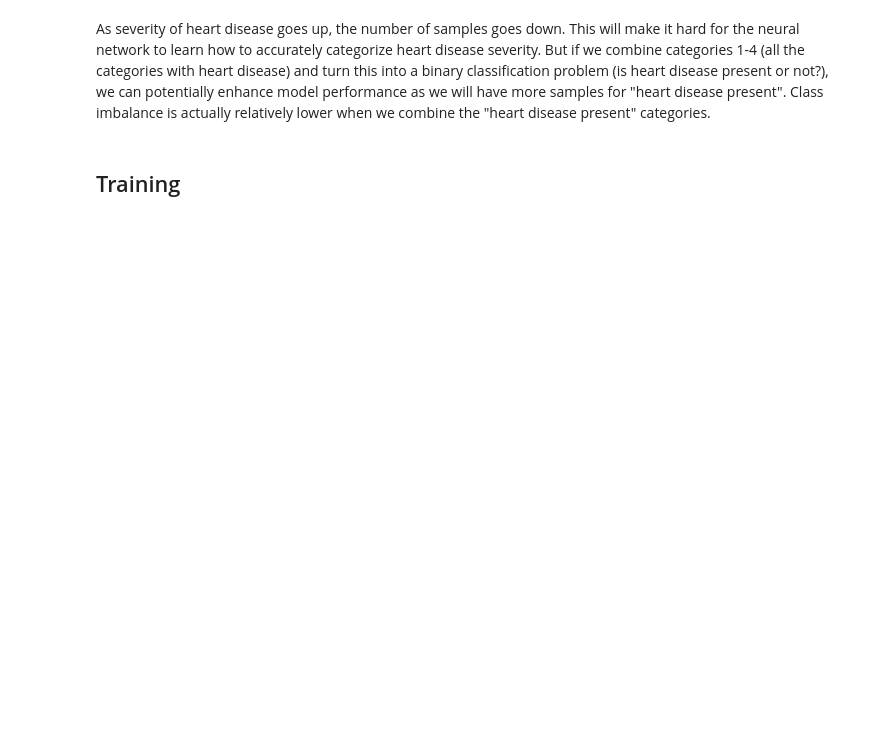
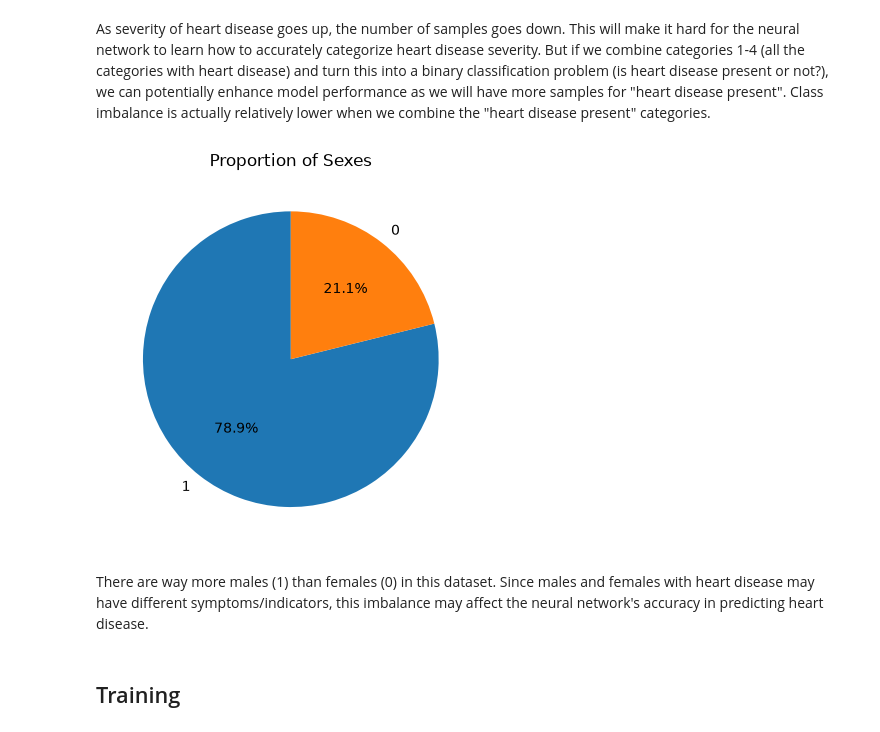
Before and after one commit to ThereseColeongco/hd-classifier, a Jupyter notebook: classifier.ipynb, the cells around one changed output. Drawn from its saved outputs; the diff is of its cells as text; code cells hidden in the pictures; blank space fills up the shorter version.

```diff
--- a/classifier.ipynb
+++ b/classifier.ipynb
@@ -384,4 +430,13 @@ plt.show()
 # %% [markdown]
 As severity of heart disease goes up, the number of samples goes down. This will make it hard for the neural network to learn how to accurately categorize heart disease severity. But if we combine categories 1-4 (all the categories with heart disease) and turn this into a binary classification problem (is heart disease present or not?), we can potentially enhance model performance as we will have more samples for "heart disease present". Class imbalance is actually relatively lower when we combine the "heart disease present" categories.
+# %%
+sex_counts = df['sex'].value_counts()
+plt.pie(sex_counts, autopct='%1.1f%%', startangle=90, labels=sex_counts.index)
+plt.title('Proportion of Sexes')
+plt.show()
+# %% [output]
+[figure, added]
+# %% [markdown]
+There are way more males (1) than females (0) in this dataset. Since males and females with heart disease may have different symptoms/indicators, this imbalance may affect the neural network's accuracy in predicting heart disease.
 # %% [markdown]
 ## Training
```
Also changed, not shown: parts of 13 cells of this notebook.
